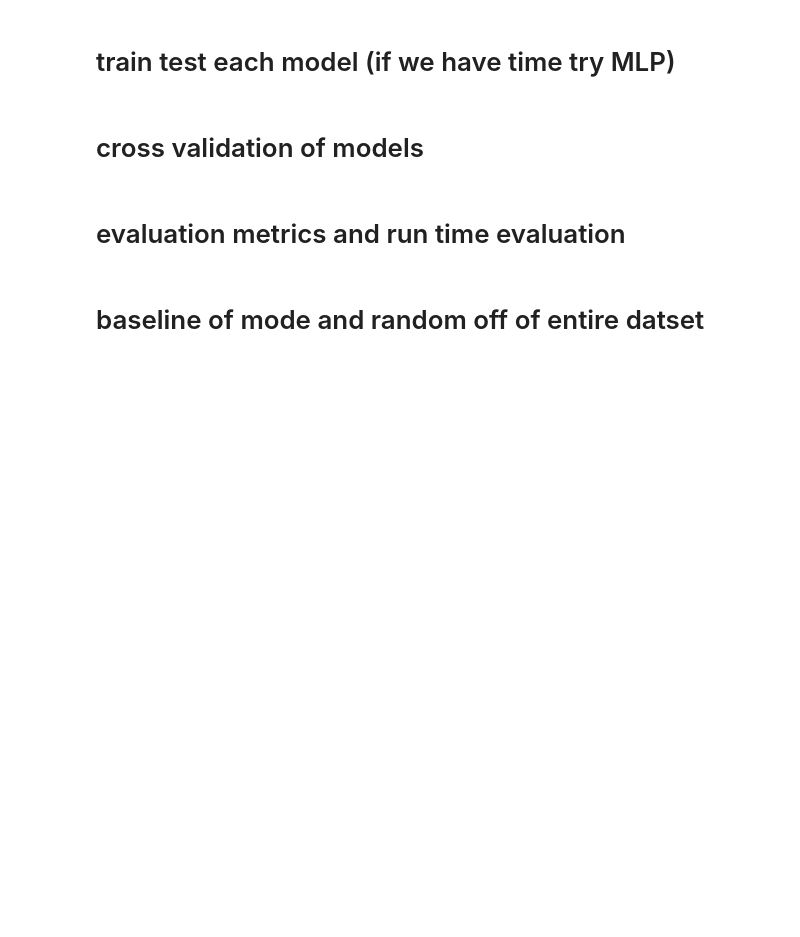
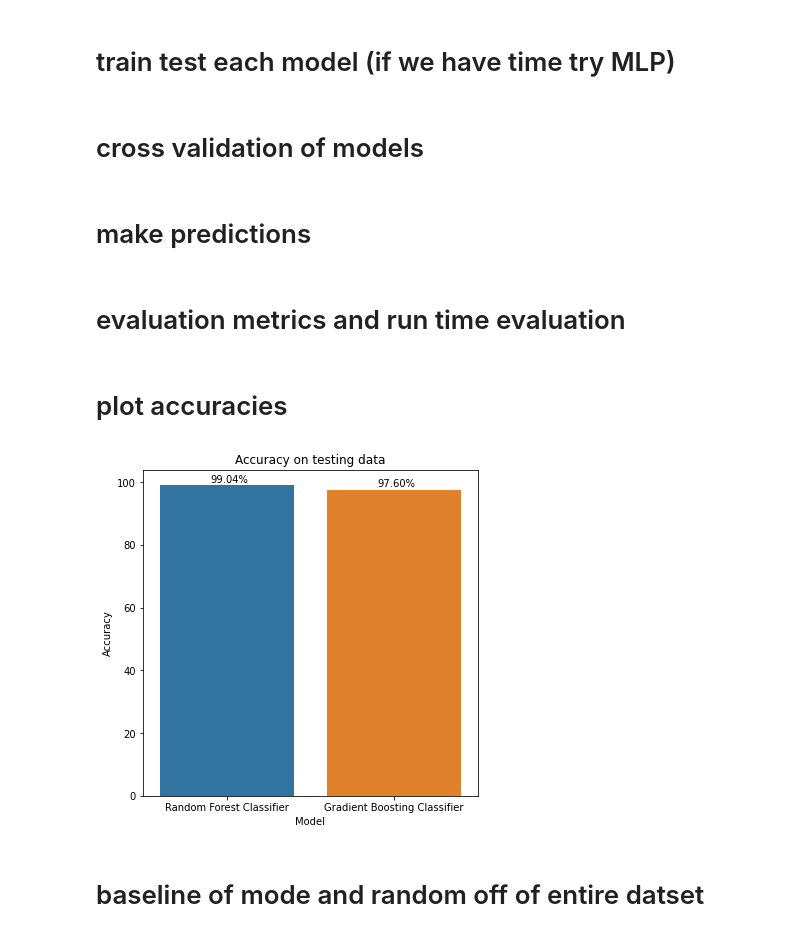
Before and after one commit to mkerekes1427/CAP-4770-Final-Project, a Jupyter notebook: sleep-datascience-notebook.ipynb, the cells around one changed output. Drawn from its saved outputs; the diff is of its cells as text; code cells hidden in the pictures; blank space fills up the shorter version.

Commit message:
trained RF and GBC

```diff
--- a/sleep-datascience-notebook.ipynb
+++ b/sleep-datascience-notebook.ipynb
@@ -111,0 +122,4 @@ Text(0, 0.5, 'Body Temperature (F)')
+# %%
+from sklearn.ensemble import RandomForestClassifier
+RFmodel = RandomForestClassifier()
+RFmodel.fit(train_x, train_y)
@@ -111,0 +130,4 @@ Text(0, 0.5, 'Body Temperature (F)')
+# %%
+from sklearn.ensemble import GradientBoostingClassifier
+GBCmodel = GradientBoostingClassifier()
+GBCmodel.fit(train_x, train_y)
@@ -116,5 +144,32 @@ Text(0, 0.5, 'Body Temperature (F)')
+# %% [markdown]
+# make predictions
+# %%
+from sklearn import metrics
+
+RF_pred_y = RFmodel.predict(test_x)
+GBC_pred_y = GBCmodel.predict(test_x)
+RF_acc = metrics.accuracy_score(test_y, RF_pred_y) * 100
+GBC_pred_y = metrics.accuracy_score(test_y, GBC_pred_y) * 100
 # %% [markdown]
 # evaluation metrics and run time evaluation
+# %%
+models = ["Random Forest Classifier", "Gradient Boosting Classifier"]
+accuracies = [RF_acc, GBC_pred_y]
+# %% [markdown]
+# plot accuracies
+# %%
+plt.figure(figsize=[6, 6])
+sns.barplot(x=models, y=accuracies)
+
+plt.title("Accuracy on testing data")
+plt.ylabel("Accuracy")
+plt.xlabel("Model")
+xlocs=[i+1 for i in range(0,10)]
+for i, j in enumerate(accuracies):
+    acc_pct = "{:.2f}".format(j)
+    plt.text(xlocs[i] - 1.1, j+1, str(acc_pct)+'%')
+# %% [output]
+[figure, added]
 # %% [markdown]
 # baseline of mode and random off of entire datset
 # %% [markdown]
```
Also changed, not shown: parts of 8 cells of this notebook.
